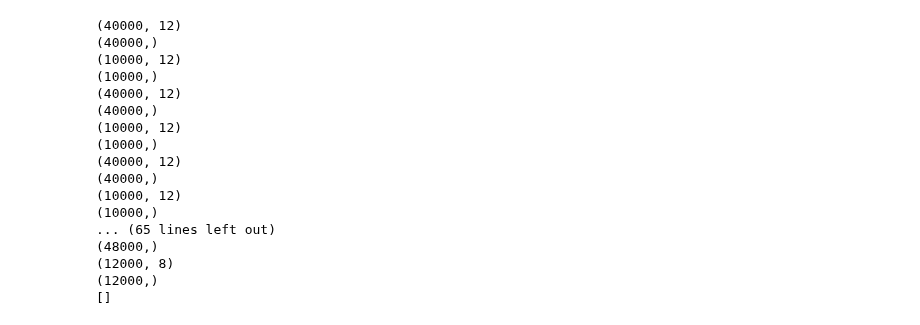
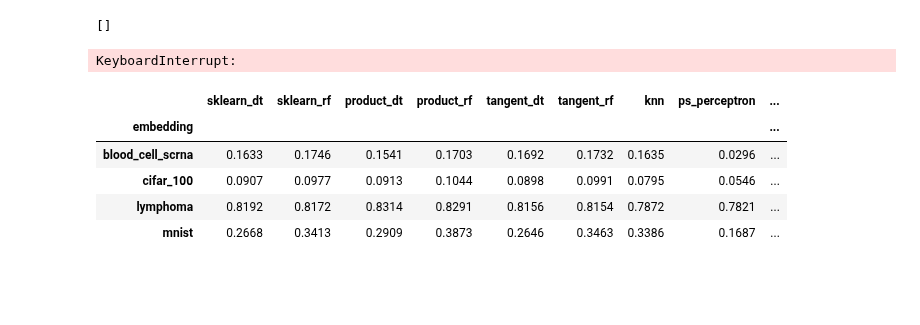
Before and after one commit to qc2321/embedders, a Jupyter notebook: notebooks/23_pc_benchmark_vae_embeddings.ipynb, the cells around one changed output. Drawn from its saved outputs; the diff is of its cells as text; code cells hidden in the pictures; blank space fills up the shorter version.

```diff
--- a/notebooks/23_pc_benchmark_vae_embeddings.ipynb
+++ b/notebooks/23_pc_benchmark_vae_embeddings.ipynb
@@ -5,14 +8,14 @@
 import numpy as np
 
 embeddings_names = [
-    # "blood_cell_scrna",
-    # "lymphoma",
+    "blood_cell_scrna",
+    "lymphoma",
     "cifar_100",
     "mnist",
 ]
 sigs = [
-    # [(1, 2), (0, 2), (-1, 2), (-1, 2), (-1, 2)],
-    # [(1, 2), (1, 2)],
+    [(1, 2), (0, 2), (-1, 2), (-1, 2), (-1, 2)],
+    [(1, 2), (1, 2)],
     [(1, 2), (1, 2), (1, 2), (1, 2)],
     [(1, 2), (0, 2), (-1, 2)],
 ]
@@ -29,32 +32,20 @@ for embedding in embeddings_names:
                 if np.isnan(my_data).any():
                     bad.append((embedding, trial, set_name, dataset))
                     print(embedding, trial, set_name, dataset)
-                print(my_data.shape)
+                # print(my_data.shape)
 print(bad)
 # %% [output]
-(40000, 12)
-(40000,)
-(10000, 12)
-(10000,)
-(40000, 12)
-(40000,)
-(10000, 12)
-(10000,)
-(40000, 12)
-(40000,)
-(10000, 12)
-(10000,)
-... (65 lines left out)
-(48000,)
-(12000, 8)
-(12000,)
 []
 # %%
 import embedders
 import pandas as pd
 from tqdm.notebook import tqdm
 
-N_SAMPLES = 10_000
+# N_SAMPLES = 100 # Takes ~20 secs
+# N_SAMPLES = 1_000 # Takes ~5 mins
+N_SAMPLES = float("inf")  # Takes ~1 hour
+MAX_DEPTH = 3
+N_FEATURES = "d_choose_2"
 
 results = []
 my_tqdm = tqdm(total=len(embeddings_names) * n_trials)
@@ -86,8 +77,9 @@ for embedding, sig in zip(embeddings_names, sigs):
             y_test=y_test,
             pm=pm,
             # models=["sklearn_dt", "product_dt"],
-            max_depth=3,
-            # batch_size=1,
+            max_depth=MAX_DEPTH,
+            batch_size=1,
+            n_features=N_FEATURES,
         )
         res["embedding"] = embedding
         res["trial"] = trial
@@ -96,5 +88,16 @@ for embedding, sig in zip(embeddings_names, sigs):
         my_tqdm.update(1)
 
 results = pd.DataFrame(results)
+# %% [output]
+KeyboardInterrupt:
 # %%
 results.to_csv("../data/results/vae.tsv", sep="\t", index=False)
+# %%
+results.groupby("embedding").mean()
+# %% [output]
+|  | sklearn_dt | sklearn_rf | product_dt | product_rf | tangent_dt | tangent_rf | knn | ps_perceptron | ... |
+| embedding |  |  |  |  |  |  |  |  | ... |
+| blood_cell_scrna | 0.1633 | 0.1746 | 0.1541 | 0.1703 | 0.1692 | 0.1732 | 0.1635 | 0.0296 | ... |
+| cifar_100 | 0.0907 | 0.0977 | 0.0913 | 0.1044 | 0.0898 | 0.0991 | 0.0795 | 0.0546 | ... |
+| lymphoma | 0.8192 | 0.8172 | 0.8314 | 0.8291 | 0.8156 | 0.8154 | 0.7872 | 0.7821 | ... |
+| mnist | 0.2668 | 0.3413 | 0.2909 | 0.3873 | 0.2646 | 0.3463 | 0.3386 | 0.1687 | ... |
```
Also changed, not shown: parts of 1 cell of this notebook, 17 other files.
